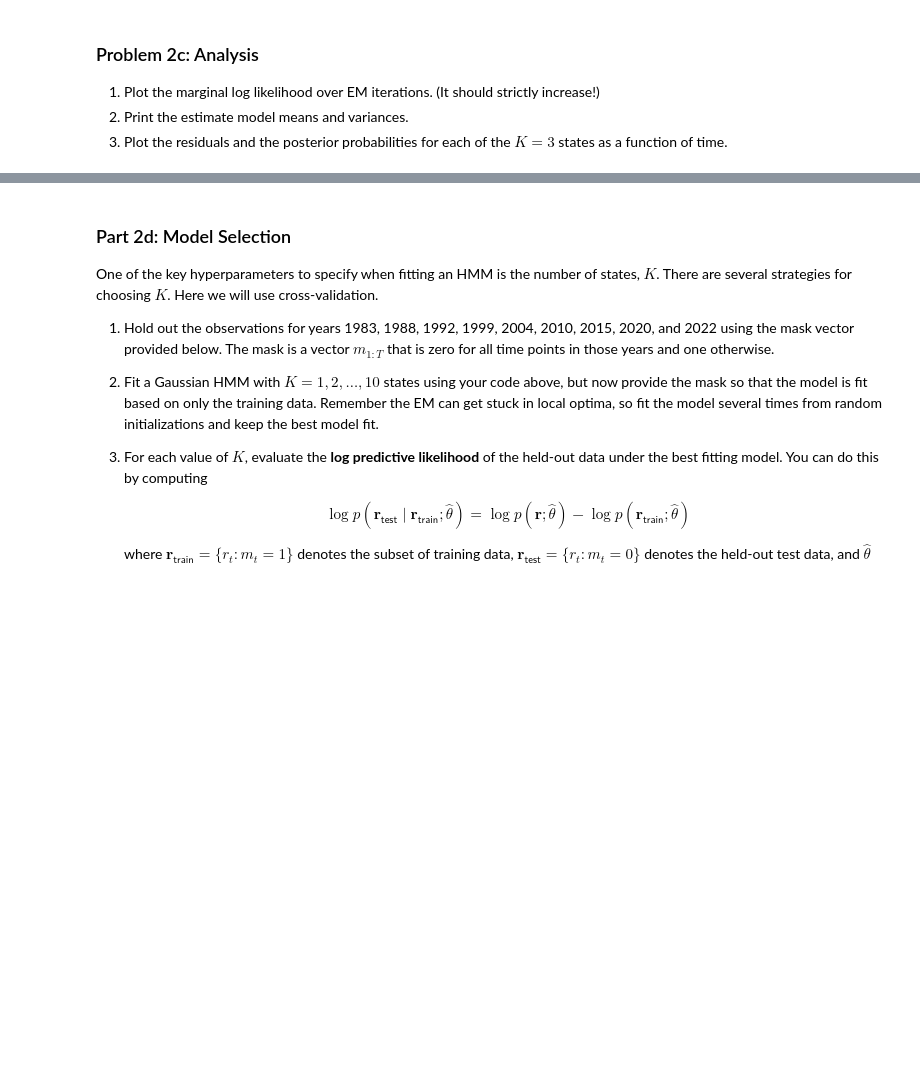
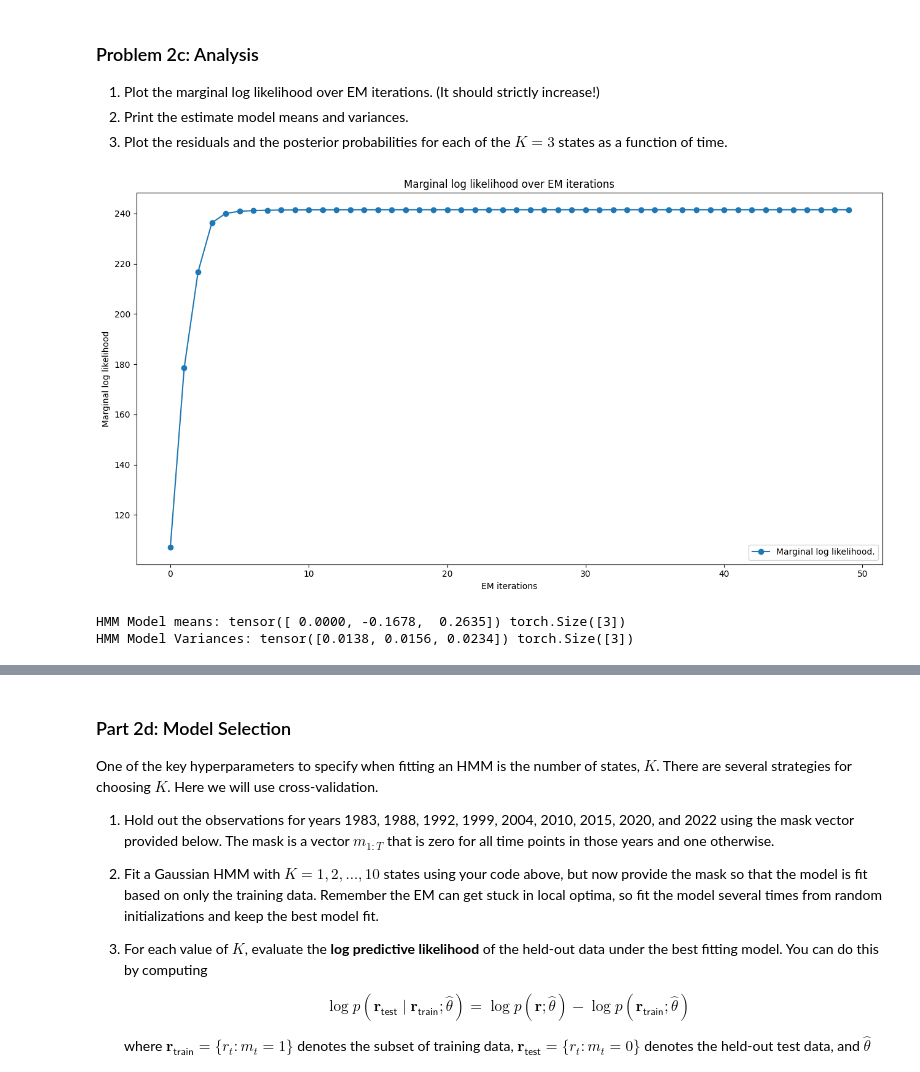
Before and after one commit to Zane-Liao/stats305b, a Jupyter notebook: hw3.ipynb, the cells around one changed output, grey strips where cells are left out. Saved outputs shown, nothing was run; the diff lists cells and outputs as text; code cells hidden in the pictures; blank space fills up the shorter version.

```diff
--- a/hw3.ipynb
+++ b/hw3.ipynb
@@ -596,8 +741,8 @@ class GaussianHMM:
             The marginal log likelihood, $\log p(r_{1:T})$.
         """
         # YOUR CODE HERE
-        expected_states = ...
-        marginal_loglike = ...
+        log_likelihoods = Normal(self.means.unsqueeze(0), torch.sqrt(self.variances.unsqueeze(0))).log_prob(data.unsqueeze(1)) * mask.unsqueeze(1)
+        expected_states, marginal_loglike = forward_backward(self.initial_probs, self.transition_matrix, log_likelihoods)
         return expected_states, marginal_loglike
 
     def m_step(self,
@@ -624,6 +769,26 @@ class GaussianHMM:
         """
         # YOUR CODE HERE
         # Note: Remember to fix the mean of the first state to 0
+        mask_float = mask.float()
+
+        for k in range(self.num_states):
+            if k == 0:
+                self.means[k] = 0.0
+            else:
+                weight = torch.sum(expected_states[:, k] * mask_float)
+                weighted = torch.sum(expected_states[:, k] * mask_float * data)
+                if weight > 0:
+                    self.means[k] = weighted / weight
+                else:
+                    self.means[k] = self.means[k]
+
+        for k in range(self.num_states):
+            weighted_diff = torch.sum(expected_states[:, k] * mask_float * (data - self.means[k])**2)
+            weight = torch.sum(expected_states[:, k] * mask_float)
+            if weight > 0:
+                self.variances[k] = weighted_diff / weight
+
+            self.variances[k] = torch.clamp(self.variances[k], min=1e-7)
         pass
 
     def fit(self,
@@ -673,3 +836,12 @@ Now fit your model!
+# %%
+# YOUR CODE HERE
+model = GaussianHMM(
+    num_states=3,
+    initial_probs=initial_probs,
+    transition_matrix=transition_matrix
+)
+
+lls, expected_states = model.fit(r_t)
 # %% [markdown]
 ### Problem 2c: Analysis
 
@@ -680,0 +851,20 @@ Now fit your model!
+# %%
+# YOUR CODE HERE
+# 1. Plot the marginal log likelihood over EM iterations. (It should strictly increase!)
+plt.figure(figsize=(13, 7))
+plt.plot(lls, label="Marginal log likelihood.", marker="o")
+plt.xlabel("EM iterations")
+plt.ylabel("Marginal log likelihood")
+plt.title("Marginal log likelihood over EM iterations")
+plt.legend()
+plt.tight_layout()
+plt.show()
+# %% [output]
+[figure, added]
+# %%
+# 2. Print the estimate model means and variances.
+print("HMM Model means:", model.means, model.means.shape)
+print("HMM Model Variances:", model.variances, model.variances.shape)
+# %% [output]
+HMM Model means: tensor([ 0.0000, -0.1678,  0.2635]) torch.Size([3])
+HMM Model Variances: tensor([0.0138, 0.0156, 0.0234]) torch.Size([3])
```
Also changed, not shown: parts of 29 cells of this notebook, 3 other files.
